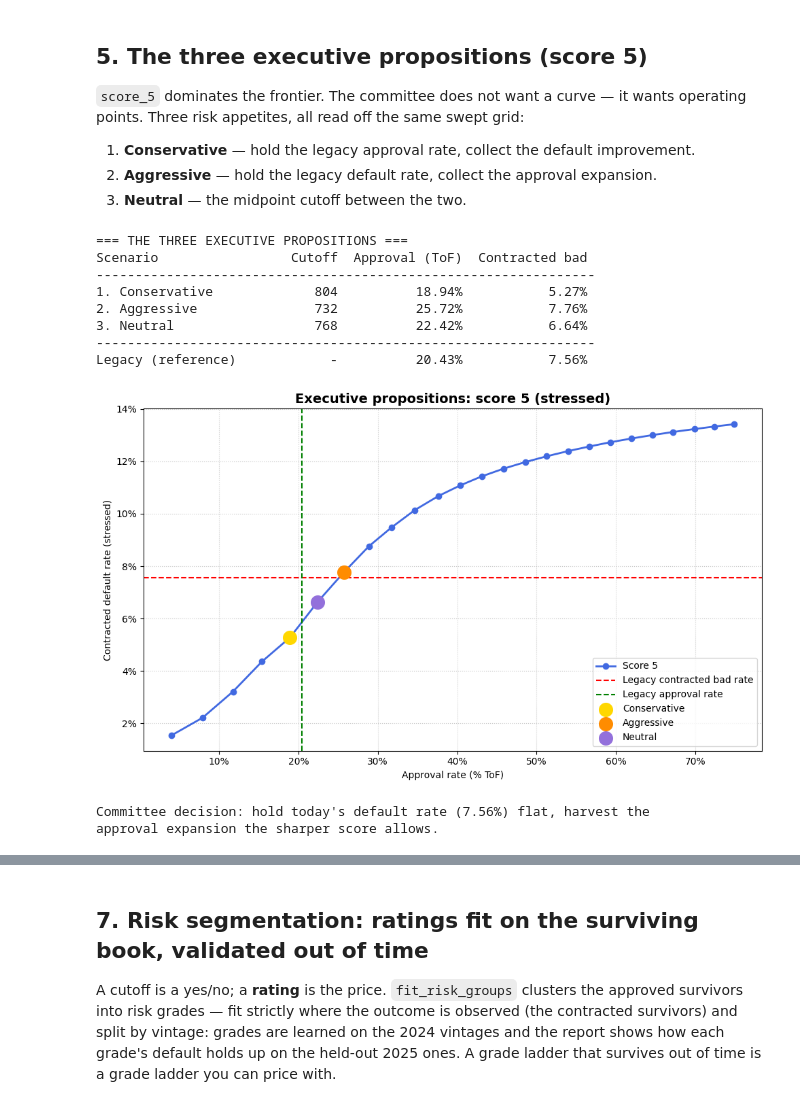
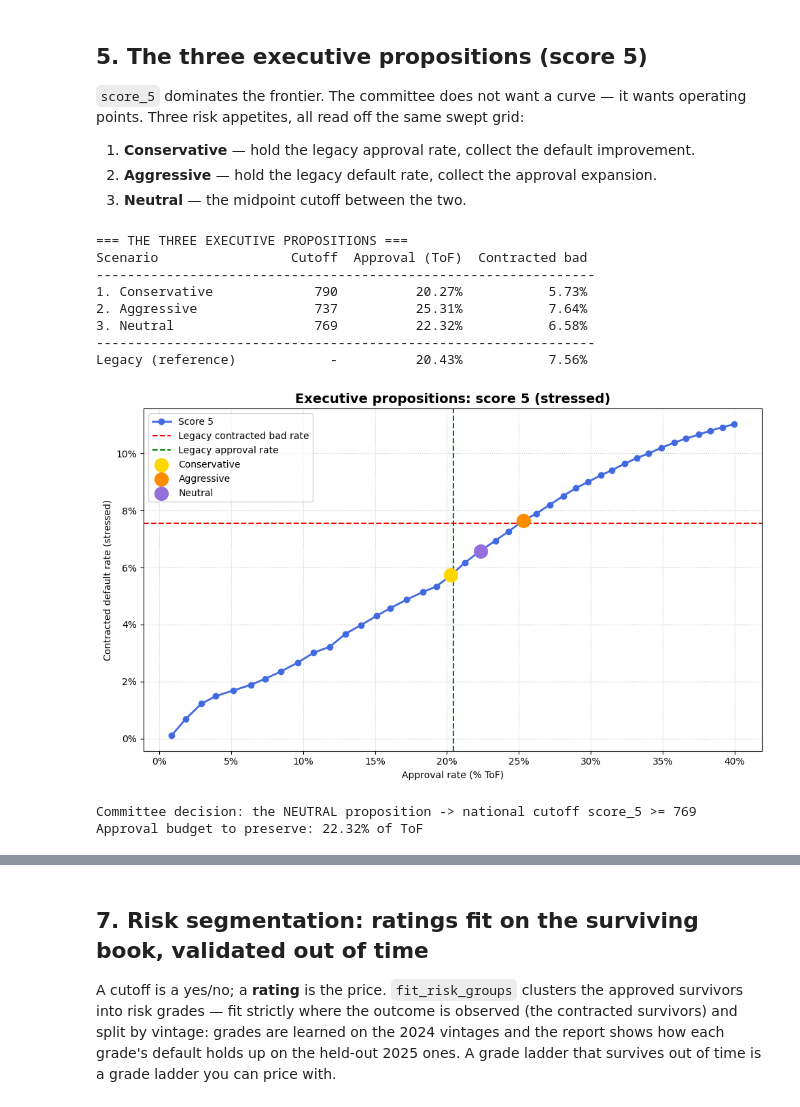
Before and after one commit to matheuspasche/pycreditools, a Jupyter notebook: src/pycreditools/examples/tutorial_masterclass.ipynb, the cells around one changed output, grey strips where cells are left out. Drawn from its saved outputs; the diff is of its cells as text; code cells hidden in the pictures.

```diff
--- a/src/pycreditools/examples/tutorial_masterclass.ipynb
+++ b/src/pycreditools/examples/tutorial_masterclass.ipynb
@@ -212,8 +212,12 @@ AGGRAVATION_BASE = 1.2
 policy_take = policy_hf.rate("Take-up", base_rate=1.0, observed_col="hired", calibrate_by="score")
 policy_tradeoff = policy_take.stress(AGGRAVATION_BASE)
 
+# No operating point above ~40% approval is worth underwriting on this book, so the
+# sweep spends its resolution where the decision lives: a dense 45-point grid over the
+# upper score range, then everything above the 40% approval ceiling is dropped.
+APPROVAL_CEILING = 0.40
 cutoffs = np.linspace(
-    df_clean_hf["score_5"].quantile(0.05), df_clean_hf["score_5"].quantile(0.95), 25
+    df_clean_hf["score_5"].quantile(0.35), df_clean_hf["score_5"].quantile(0.99), 55
 ).astype(int).tolist()
 
 res_list = []
@@ -228,6 +232,7 @@ with warnings.catch_warnings():
         r["Cutoff"] = r[f"score_{i}_cutoff"]
         res_list.append(r)
 res_all = pd.concat(res_list)
+res_all = res_all[res_all["approval_rate"] <= APPROVAL_CEILING].reset_index(drop=True)
 
 plot_tradeoffs(
     res_all,
@@ -262,39 +267,40 @@ print("-" * 64)
 for label, pol in [("1. Conservative", pol_cons), ("2. Aggressive", pol_agr), ("3. Neutral", pol_mid)]:
     print(
         f"{label:<22} {int(pol['Cutoff'].iloc[0]):>8} "
         f"{pol['approval_rate'].iloc[0]:>15.2%} {pol['default_rate'].iloc[0]:>15.2%}"
     )
 print("-" * 64)
 print(f"{'Legacy (reference)':<22} {'-':>8} {n_aprov / N:>15.2%} {bad_hired:>15.2%}")
 
 fig, ax = plt.subplots(figsize=(10, 6))
 ax.plot(res_s5["approval_rate"], res_s5["default_rate"], marker="o", lw=2, color="royalblue", label="Score 5")
 ax.axhline(bad_hired, color="r", ls="--", lw=1.5, label="Legacy contracted bad rate")
 ax.axvline(n_aprov / N, color="g", ls="--", lw=1.5, label="Legacy approval rate")
 for label, pol, c in [("Conservative", pol_cons, "gold"), ("Aggressive", pol_agr, "darkorange"), ("Neutral", pol_mid, "mediumpurple")]:
     ax.scatter(pol["approval_rate"], pol["default_rate"], color=c, s=200, zorder=6, label=label)
 ax.set_title("Executive propositions: score 5 (stressed)", fontsize=14, fontweight="bold")
 ax.set_xlabel("Approval rate (% ToF)")
 ax.set_ylabel("Contracted default rate (stressed)")
 ax.xaxis.set_major_formatter(plt.FuncFormatter(lambda x, _: f"{x:.0%}"))
 ax.yaxis.set_major_formatter(plt.FuncFormatter(lambda y, _: f"{y:.0%}"))
 ax.grid(True, ls=":", alpha=0.7)
 ax.legend()
 fig.tight_layout()
 plt.show()
 
-target_pd = bad_hired
-print(f"\nCommittee decision: hold today's default rate ({target_pd:.2%}) flat, harvest the")
-print("approval expansion the sharper score allows.")
+neutral_cut = int(pol_mid["Cutoff"].iloc[0])
+target_approval = float(pol_mid["approval_rate"].iloc[0])
+print(f"\nCommittee decision: the NEUTRAL proposition -> national cutoff score_5 >= {neutral_cut}")
+print(f"Approval budget to preserve: {target_approval:.2%} of ToF")
 # %% [output]
 === THE THREE EXECUTIVE PROPOSITIONS ===
 Scenario                 Cutoff  Approval (ToF)  Contracted bad
 ----------------------------------------------------------------
-1. Conservative             804          18.94%           5.27%
-2. Aggressive               732          25.72%           7.76%
-3. Neutral                  768          22.42%           6.64%
+1. Conservative             790          20.27%           5.73%
+2. Aggressive               737          25.31%           7.64%
+3. Neutral                  769          22.32%           6.58%
 ----------------------------------------------------------------
 Legacy (reference)            -          20.43%           7.56%
-[figure, old version]
+[figure, new version]
-Committee decision: hold today's default rate (7.56%) flat, harvest the
-approval expansion the sharper score allows.
+Committee decision: the NEUTRAL proposition -> national cutoff score_5 >= 769
+Approval budget to preserve: 22.32% of ToF
```
Also changed, not shown: parts of 17 cells of this notebook.
